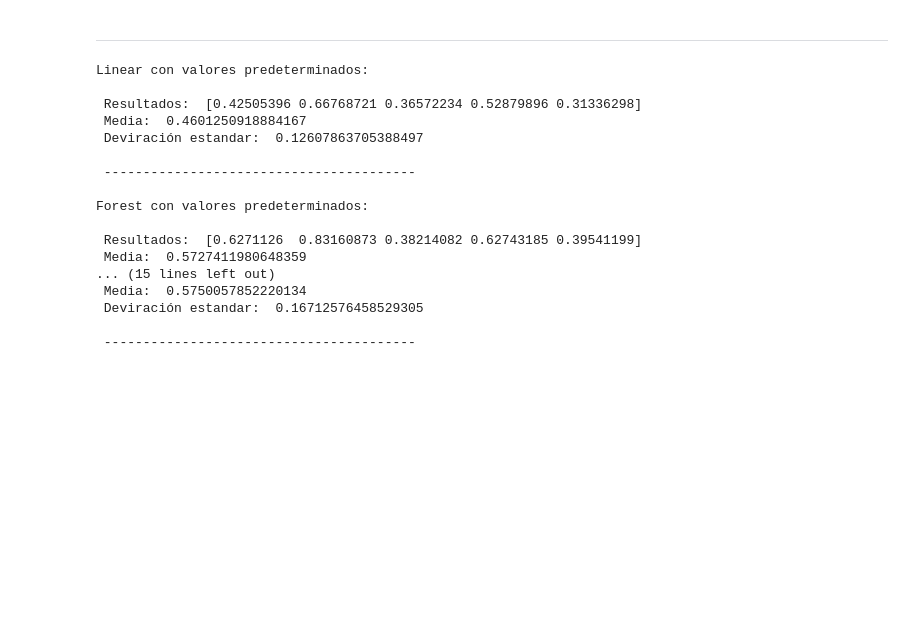
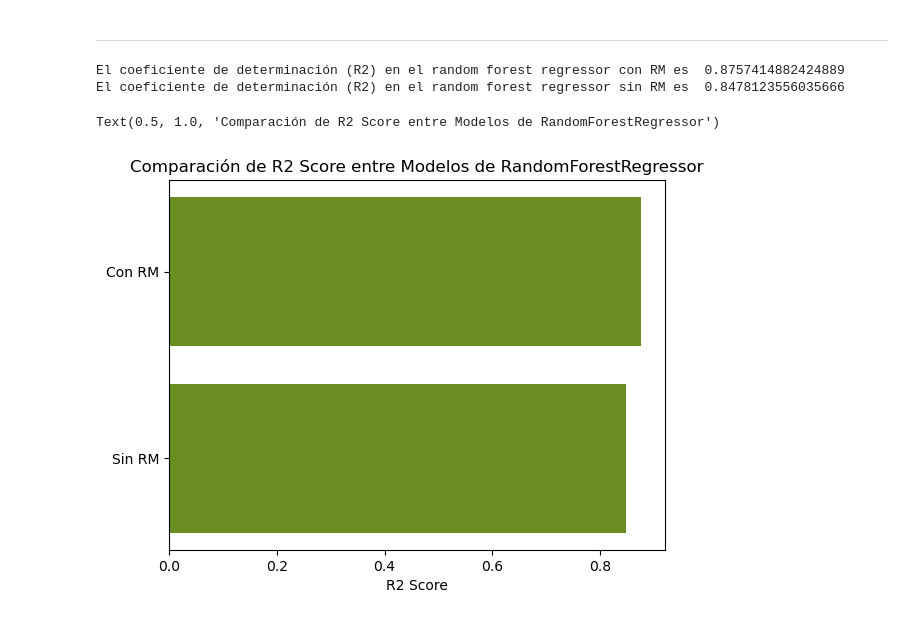
Before and after one commit to LeonBali3110/Sprint_6, a Jupyter notebook: M06.ipynb, the cells around one changed output. Drawn from its saved outputs; the diff is of its cells as text; code cells hidden in the pictures; blank space fills up the shorter version.

```diff
--- a/M06.ipynb
+++ b/M06.ipynb
@@ -525,4 +622,6 @@ Con el RandomForestRegressor predeterminado hay que un nuevo modelo con los requ
 # %%
 x_extra = x.drop('RM', axis = 1)
+# %%
+ex_train, ex_test, ey_train, ey_test = train_test_split(x_extra, y, test_size=0.20, random_state=4)
 # %% [markdown]
 ---
@@ -536,22 +628,19 @@ Validacion_ex = [('Linear con valores predeterminados', pre_LR_ex), ('Forest con
-# %%
-for nombre, modelo in Validacion_ex:
-    print(f"{nombre}: \n")
-    print(' Resultados: ', modelo,  '\n Media: ', modelo.mean(), '\n Deviración estandar: ', np.std(modelo), '\n\n', "-"*40, '\n')
-# %% [output]
-Linear con valores predeterminados:
-
- Resultados:  [0.42505396 0.66768721 0.36572234 0.52879896 0.31336298]
- Media:  0.4601250918884167
- Deviración estandar:  0.12607863705388497
-
- ----------------------------------------
-
-Forest con valores predeterminados:
-
- Resultados:  [0.6271126  0.83160873 0.38214082 0.62743185 0.39541199]
- Media:  0.5727411980648359
-... (15 lines left out)
- Media:  0.5750057852220134
- Deviración estandar:  0.16712576458529305
-
- ----------------------------------------
+# %%
+model_extra = RF.fit(ex_train, ey_train)
+# %%
+predictionsEX = model_extra.predict(ex_test)
+# %%
+R2_RF_EX = r2_score(ey_test, predictionsEX)
+# %%
+print('El coeficiente de determinación (R2) en el random forest regressor con RM es ', R2_RF)
+print('El coeficiente de determinación (R2) en el random forest regressor sin RM es ', R2_RF_EX)
+# %% [output]
+El coeficiente de determinación (R2) en el random forest regressor con RM es  0.8757414882424889
+El coeficiente de determinación (R2) en el random forest regressor sin RM es  0.8478123556035666
+# %%
+plt.barh(['Sin RM', 'Con RM'], [R2_RF_EX, R2_RF], color='OliveDrab')
+plt.xlabel('R2 Score')
+plt.title('Comparación de R2 Score entre Modelos de RandomForestRegressor')
+# %% [output]
+Text(0.5, 1.0, 'Comparación de R2 Score entre Modelos de RandomForestRegressor')
+[figure, added]
```
Also changed, not shown: parts of 50 cells of this notebook, 1 other file.
